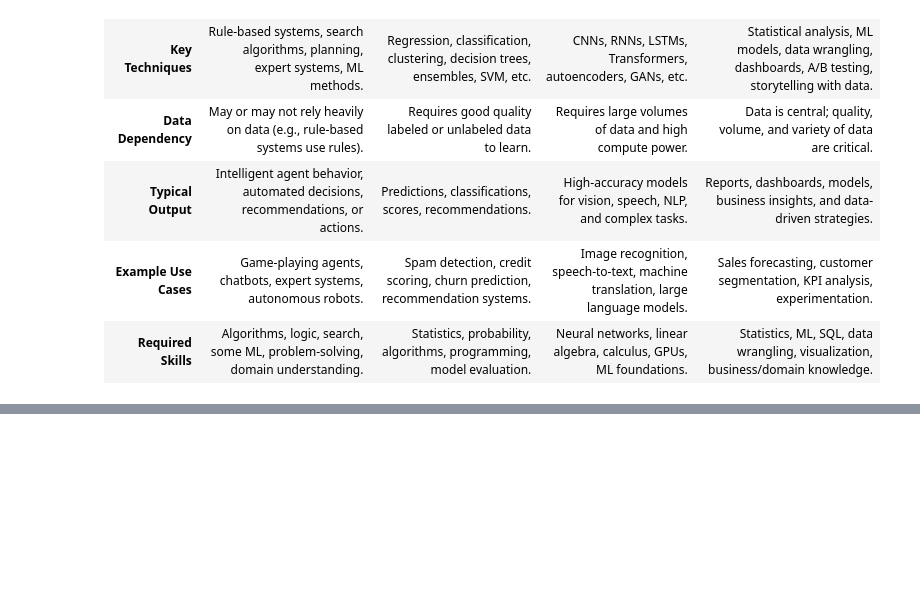
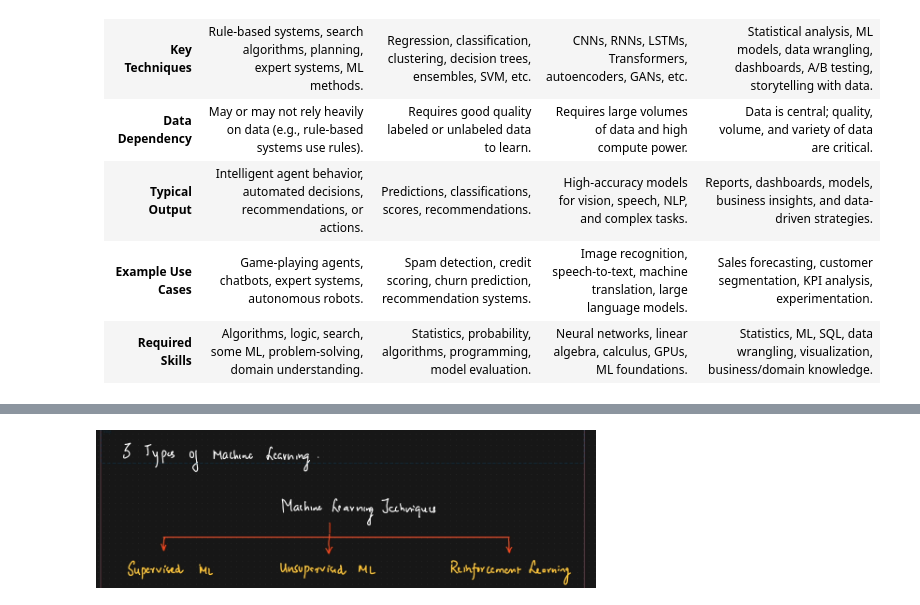
Before and after one commit to ankur-israni/data_science, a Jupyter notebook: 26-introduction to machine learning/1 - machine learning.ipynb, the cells around one changed output, grey strips where cells are left out. Cells and saved outputs as stored; diff of their text form; code cells hidden in the pictures; blank space fills up the shorter version.

```diff
--- a/26-introduction to machine learning/1 - machine learning.ipynb
+++ b/26-introduction to machine learning/1 - machine learning.ipynb
@@ -82,0 +166,5 @@ Image(filename='resources/ai_ml_dl_ds.png',height=500,width=500)
+# %%
+from IPython.display import Image
+Image(filename='resources/types of machine learning.png',height=500,width=500)
+# %% [output]
+[figure, added]
```
Also changed, not shown: parts of 5 cells of this notebook, 9 other files.
